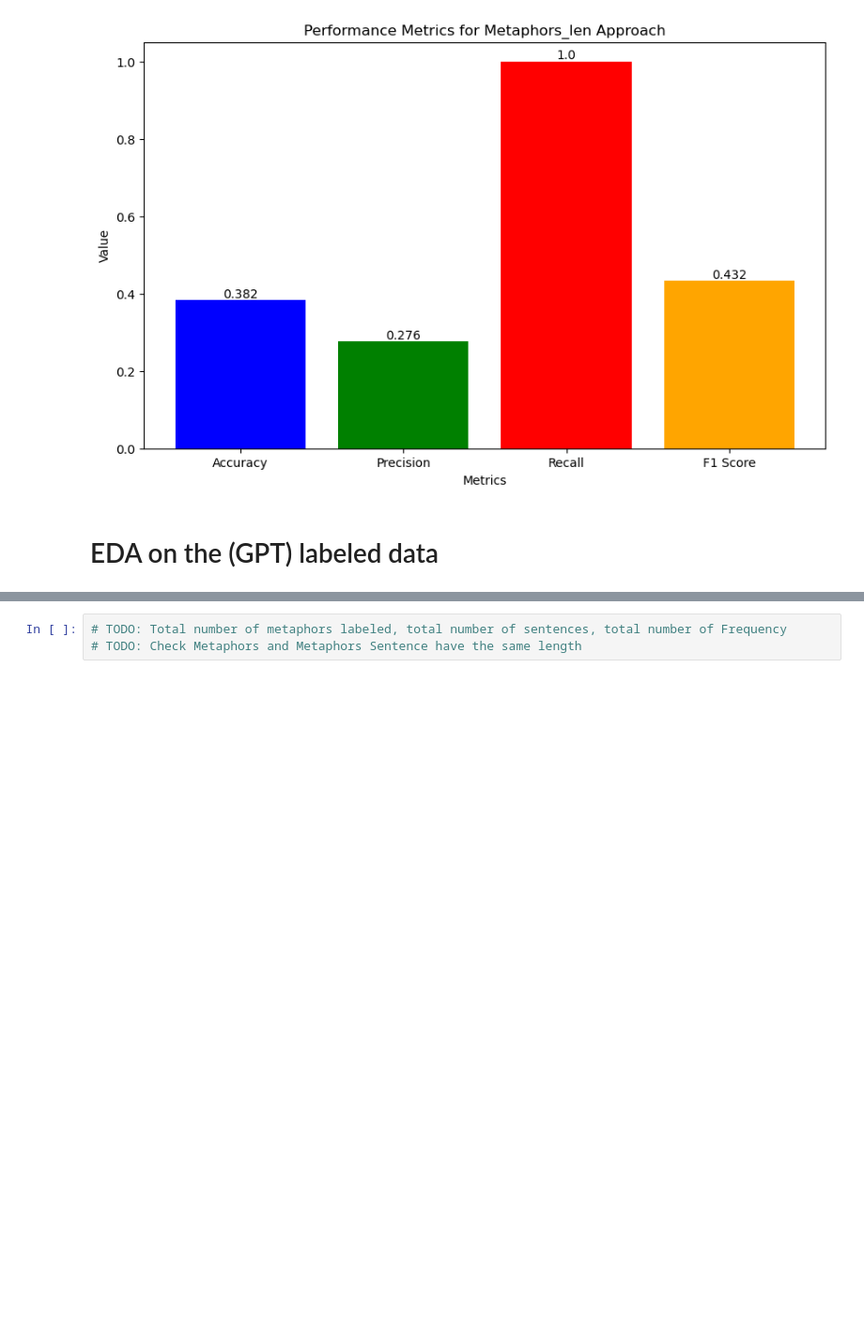
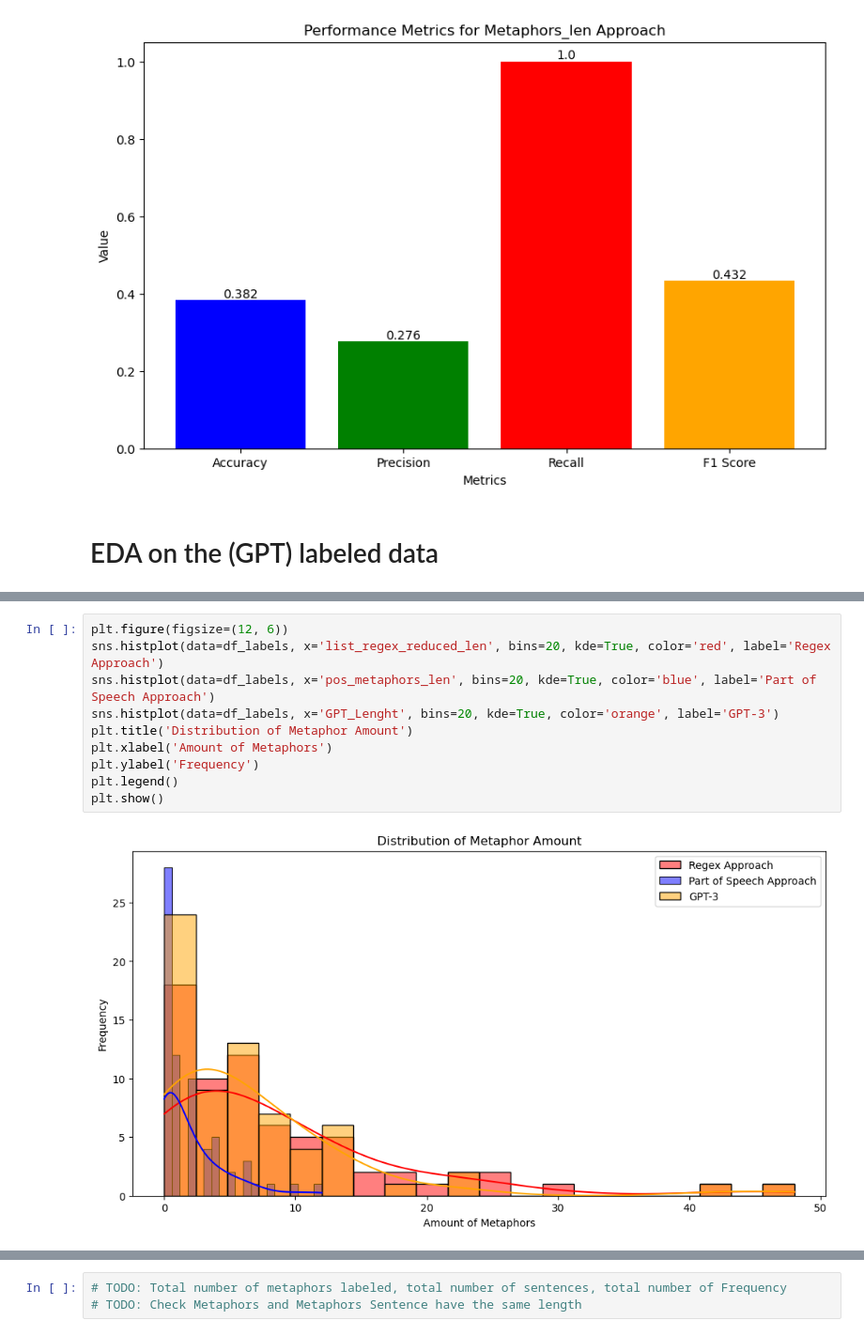
Before and after one commit to lalvarezpoli/DSDM_Thesis, a Jupyter notebook: metaphors_analysis.ipynb, the cells around one changed output, grey strips where cells are left out. Shown at 94% size. Drawn from its saved outputs; the diff is of its cells as text; blank space fills up the shorter version.

```diff
--- a/metaphors_analysis.ipynb
+++ b/metaphors_analysis.ipynb
@@ -329,0 +329,12 @@ evaluate_approach(df_labels, 'Metaphors_len')
+# %%
+plt.figure(figsize=(12, 6))
+sns.histplot(data=df_labels, x='list_regex_reduced_len', bins=20, kde=True, color='red', label='Regex Approach')
+sns.histplot(data=df_labels, x='pos_metaphors_len', bins=20, kde=True, color='blue', label='Part of Speech Approach')
+sns.histplot(data=df_labels, x='GPT_Lenght', bins=20, kde=True, color='orange', label='GPT-3')
+plt.title('Distribution of Metaphor Amount')
+plt.xlabel('Amount of Metaphors')
+plt.ylabel('Frequency')
+plt.legend()
+plt.show()
+# %% [output]
+[figure, added]
```
Also changed, not shown: parts of 15 cells of this notebook, 1 other file.
